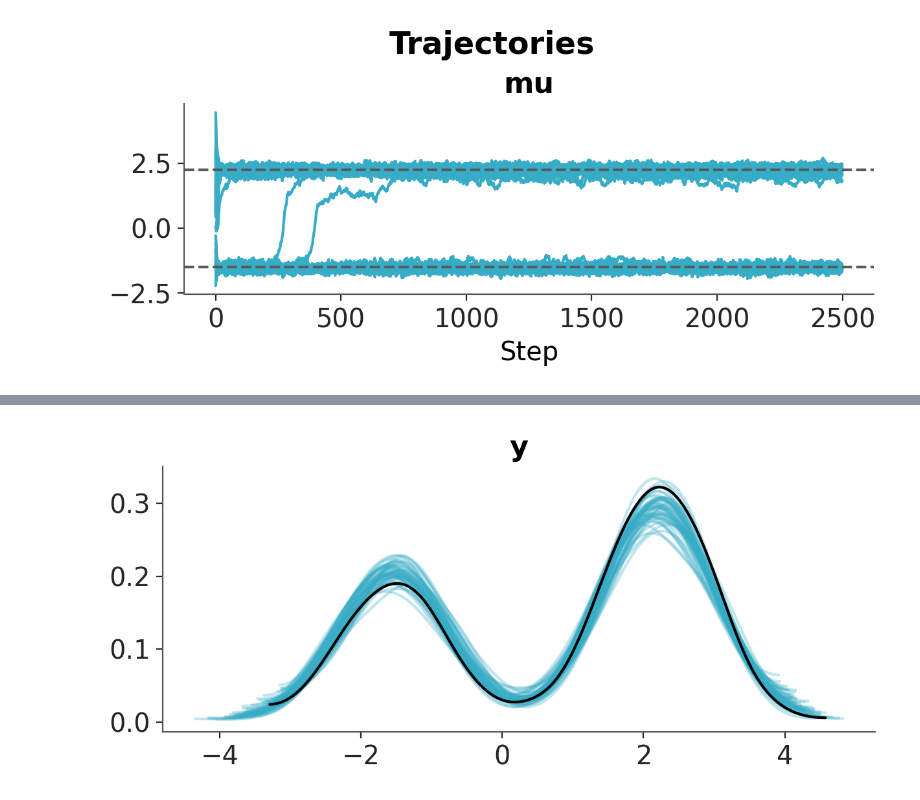
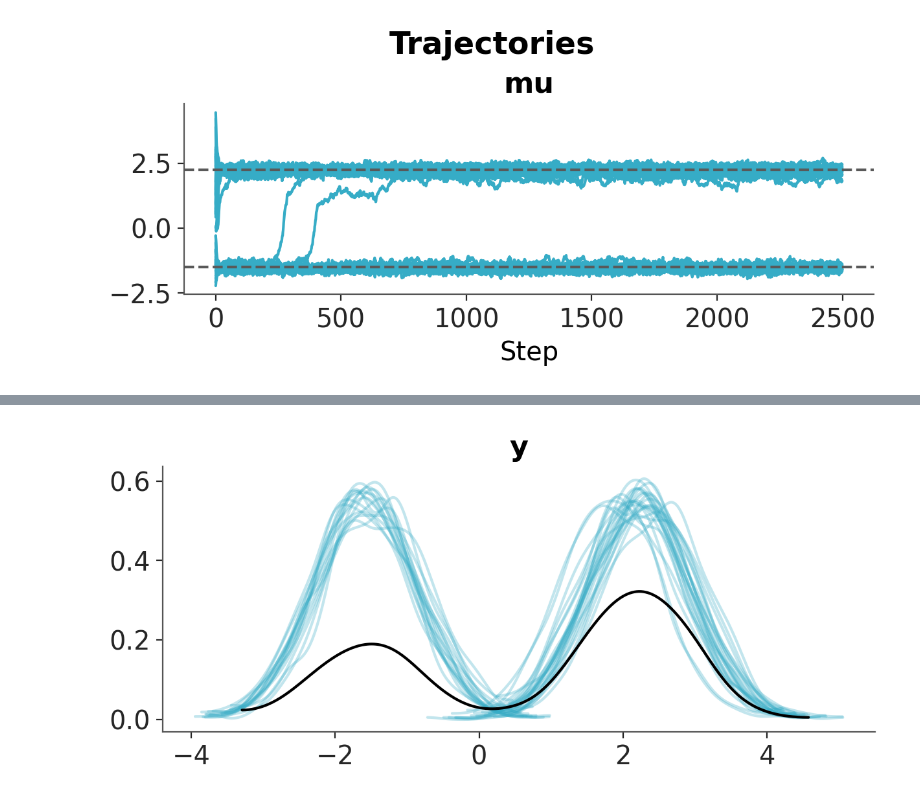
Before and after one commit to pymc-devs/pymc-prop, a Jupyter notebook: examples/bimodal_gaussian.ipynb, the cells around one changed output, grey strips where cells are left out. Drawn from its saved outputs; the diff is of its cells as text; code cells hidden in the pictures.

Commit message:
posterior predictive sampling for pro; mixture log predictive

```diff
--- a/examples/bimodal_gaussian.ipynb
+++ b/examples/bimodal_gaussian.ipynb
@@ -68,6 +71,7 @@ dt = pro.sample_pro(
     step_size=8e-4,
     tune=0,
     random_seed=SEED,
+    include_posterior_predictive=False,
 )
 # %% [markdown]
 ## ArviZ DataTree output
@@ -119,3 +133,8 @@ For the PPC we manually drop the first 100 retained draws and keep every 10th dr
 # %%
-dt_bi = dt.filter(lambda node: "draw" in node.dims).sel(draw=slice(100, None, 10))
+ppc_dt = pro.sample_posterior_predictive_pro(
+    dt,
+    model=model,
+    draw=-1,
+    random_seed=SEED,
+)
 # %%
@@ -135,4 +160,4 @@ dt["posterior_predictive"] = y_pp
 # %%
-az.plot_ppc_dist(dt, sample_dims=["draws"]);
+az.plot_ppc_dist(ppc_dt, num_samples=min(40, ppc_dt.posterior_predictive.sizes["chain"]));
 # %% [output]
-[figure, old version]
+[figure, new version]
```
Also changed, not shown: parts of 7 cells of this notebook, 8 other files.
